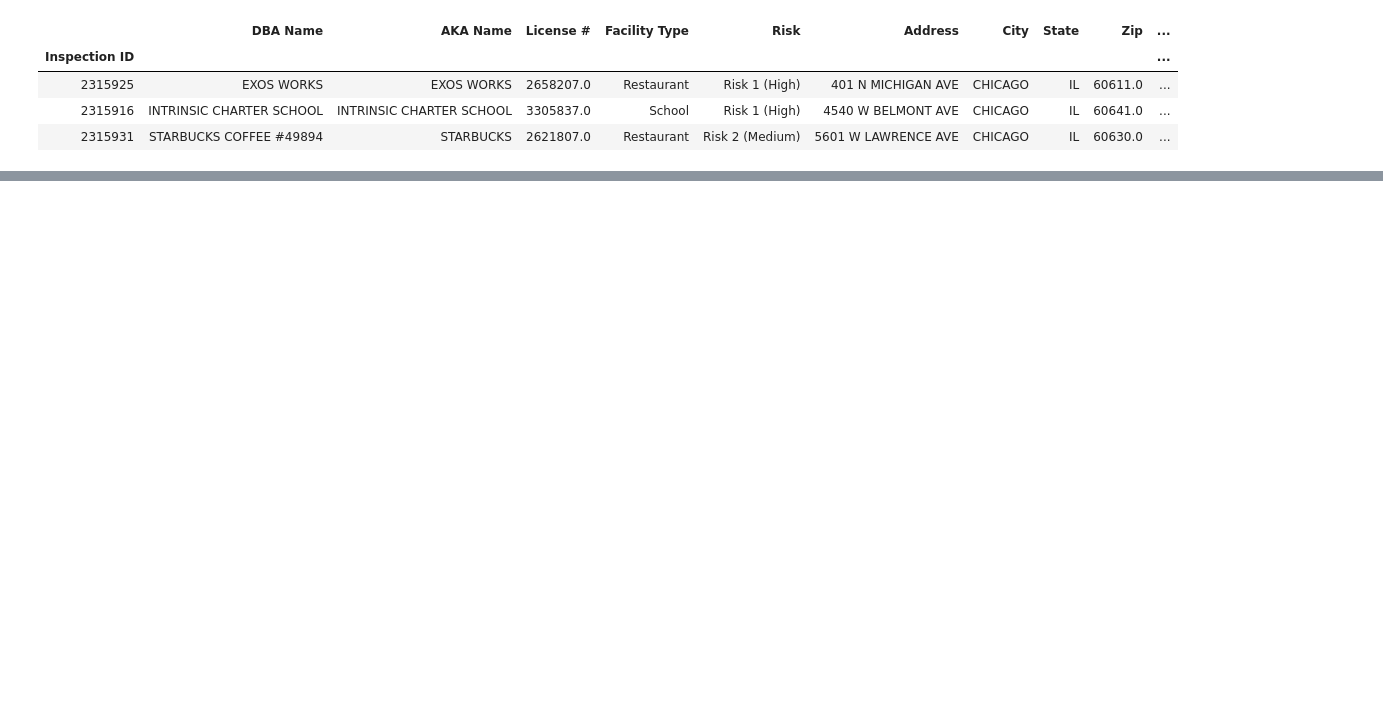
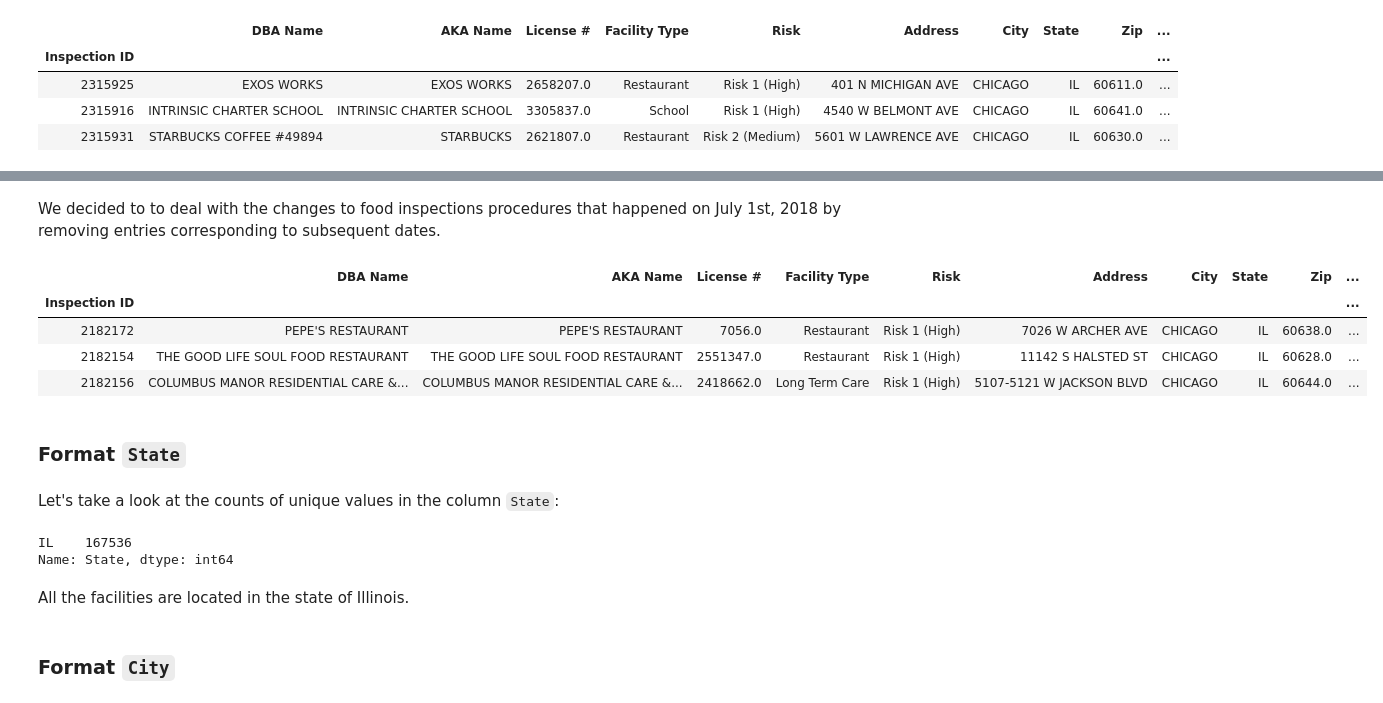
Before and after one commit to Gondolav/ADA-project, a Jupyter notebook: notebook.ipynb, the cells around one changed output, grey strips where cells are left out. Drawn from its saved outputs; the diff is of its cells as text; code cells hidden in the pictures; blank space fills up the shorter version.

```diff
--- a/notebook.ipynb
+++ b/notebook.ipynb
@@ -127,0 +164,2 @@ df.head(3)
+# %% [markdown]
+We decided to to deal with the changes to food inspections procedures that happened on July 1st, 2018 by removing entries corresponding to subsequent dates.
@@ -127,0 +168,21 @@ df.head(3)
+# %%
+df.sort_values('Inspection Date', ascending=False).head(3)
+# %% [output]
+|  | DBA Name | AKA Name | License # | Facility Type | Risk | Address | City | State | Zip | ... |
+| Inspection ID |  |  |  |  |  |  |  |  |  | ... |
+| 2182172 | PEPE'S RESTAURANT | PEPE'S RESTAURANT | 7056.0 | Restaurant | Risk 1 (High) | 7026 W ARCHER AVE | CHICAGO | IL | 60638.0 | ... |
+| 2182154 | THE GOOD LIFE SOUL FOOD RESTAURANT | THE GOOD LIFE SOUL FOOD RESTAURANT | 2551347.0 | Restaurant | Risk 1 (High) | 11142 S HALSTED ST | CHICAGO | IL | 60628.0 | ... |
+| 2182156 | COLUMBUS MANOR RESIDENTIAL CARE &... | COLUMBUS MANOR RESIDENTIAL CARE &... | 2418662.0 | Long Term Care | Risk 1 (High) | 5107-5121 W JACKSON BLVD | CHICAGO | IL | 60644.0 | ... |
+# %% [markdown]
+### Format `State`
+# %% [markdown]
+Let's take a look at the counts of unique values in the column `State`:
+# %%
+df['State'].value_counts()
+# %% [output]
+IL    167536
+Name: State, dtype: int64
+# %% [markdown]
+All the facilities are located in the state of Illinois.
+# %% [markdown]
+### Format `City`
```
Also changed, not shown: parts of 41 cells of this notebook.
